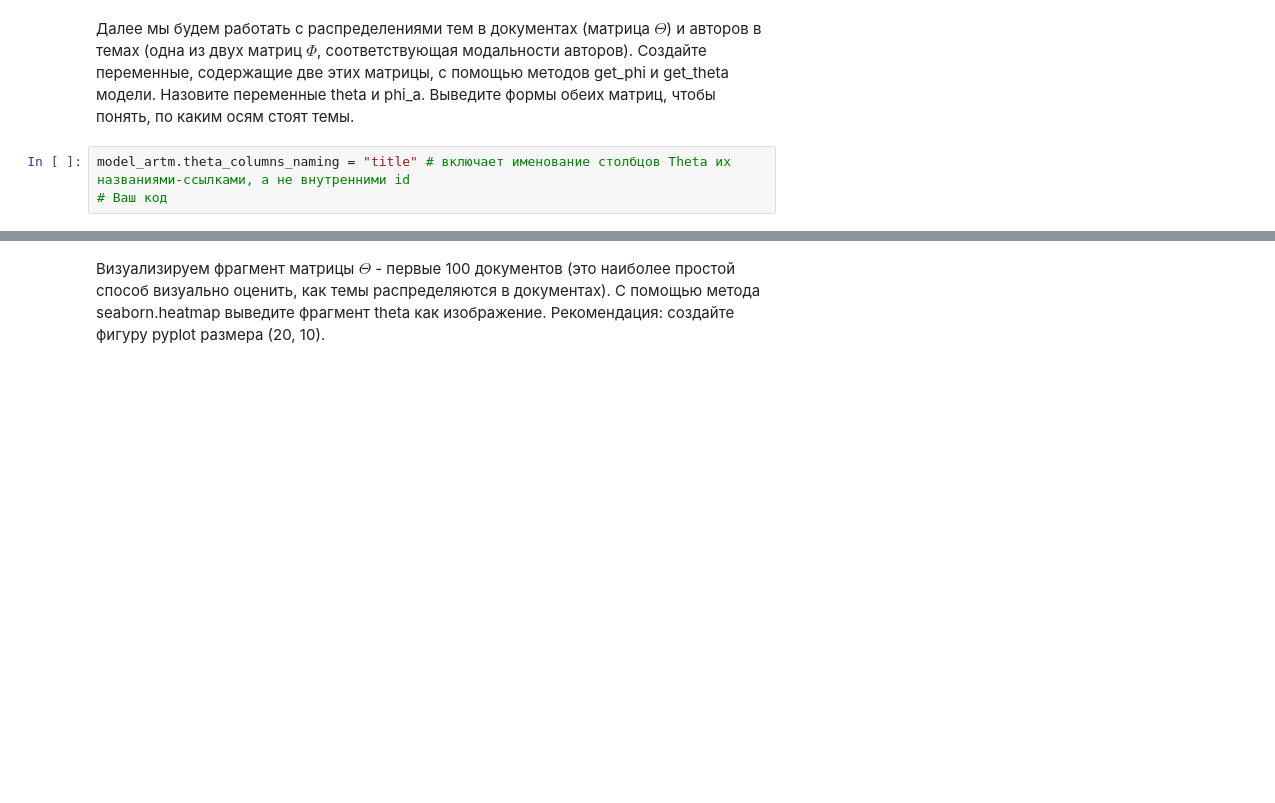
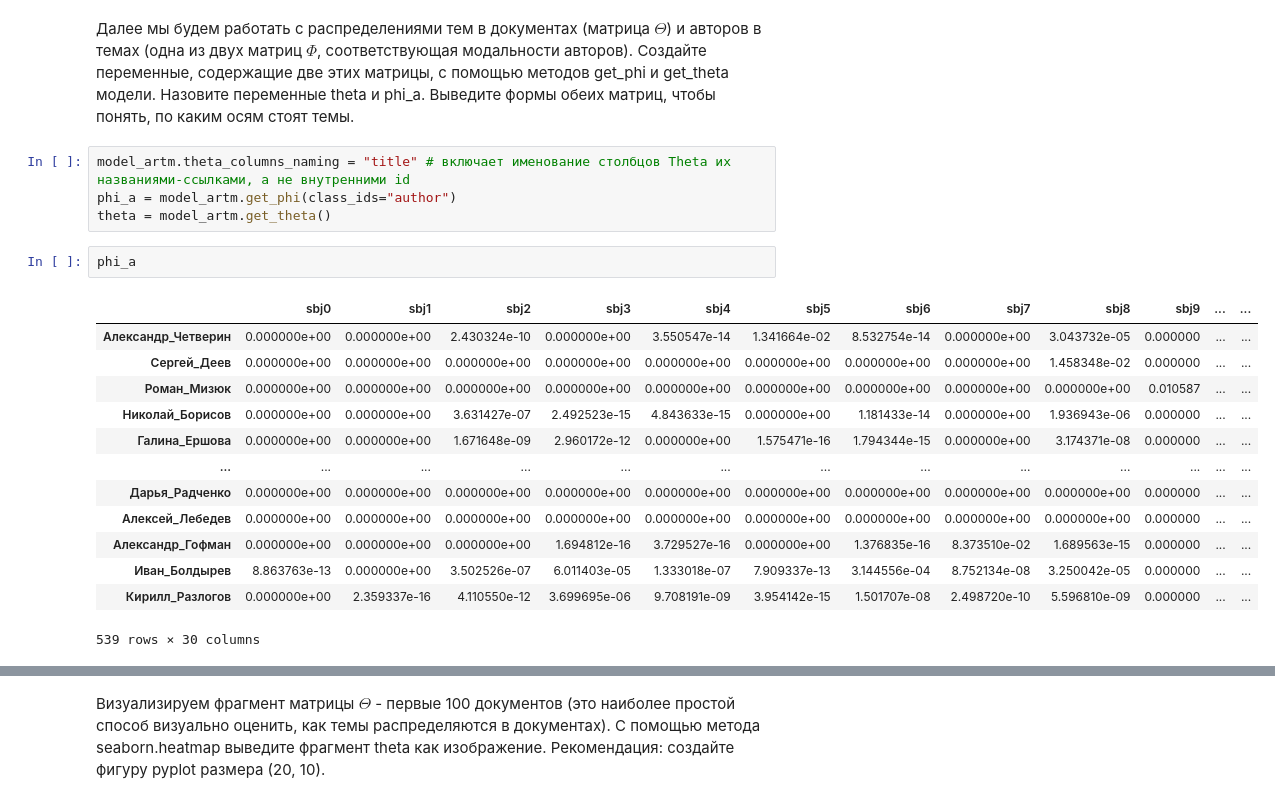
Before and after one commit to furiousteabag/MachineLearningDataAnalysis, a Jupyter notebook: UnsupervisedLearning/4.TopicModeling/BigARTM.ipynb, the cells around one changed output, grey strips where cells are left out. Drawn from its saved outputs; the diff is of its cells as text; blank space fills up the shorter version.

```diff
--- a/UnsupervisedLearning/4.TopicModeling/BigARTM.ipynb
+++ b/UnsupervisedLearning/4.TopicModeling/BigARTM.ipynb
@@ -91,4 +201,21 @@ topic_labels = sbj_topic_labels + ["Фоновая тема"]
 Создайте переменные, содержащие две этих матрицы, с помощью методов get_phi и get_theta модели. Назовите переменные theta и phi_a. Выведите формы обеих матриц, чтобы понять, по каким осям стоят темы.
 # %%
 model_artm.theta_columns_naming = "title" # включает именование столбцов Theta их названиями-ссылками, а не внутренними id
-# Ваш код
+phi_a = model_artm.get_phi(class_ids="author")
+theta = model_artm.get_theta()
+# %%
+phi_a
+# %% [output]
+|  | sbj0 | sbj1 | sbj2 | sbj3 | sbj4 | sbj5 | sbj6 | sbj7 | sbj8 | sbj9 | ... | ... |
+| Александр_Четверин | 0.000000e+00 | 0.000000e+00 | 2.430324e-10 | 0.000000e+00 | 3.550547e-14 | 1.341664e-02 | 8.532754e-14 | 0.000000e+00 | 3.043732e-05 | 0.000000 | ... | ... |
+| Сергей_Деев | 0.000000e+00 | 0.000000e+00 | 0.000000e+00 | 0.000000e+00 | 0.000000e+00 | 0.000000e+00 | 0.000000e+00 | 0.000000e+00 | 1.458348e-02 | 0.000000 | ... | ... |
+| Роман_Мизюк | 0.000000e+00 | 0.000000e+00 | 0.000000e+00 | 0.000000e+00 | 0.000000e+00 | 0.000000e+00 | 0.000000e+00 | 0.000000e+00 | 0.000000e+00 | 0.010587 | ... | ... |
+| Николай_Борисов | 0.000000e+00 | 0.000000e+00 | 3.631427e-07 | 2.492523e-15 | 4.843633e-15 | 0.000000e+00 | 1.181433e-14 | 0.000000e+00 | 1.936943e-06 | 0.000000 | ... | ... |
+| Галина_Ершова | 0.000000e+00 | 0.000000e+00 | 1.671648e-09 | 2.960172e-12 | 0.000000e+00 | 1.575471e-16 | 1.794344e-15 | 0.000000e+00 | 3.174371e-08 | 0.000000 | ... | ... |
+| ... | ... | ... | ... | ... | ... | ... | ... | ... | ... | ... | ... | ... |
+| Дарья_Радченко | 0.000000e+00 | 0.000000e+00 | 0.000000e+00 | 0.000000e+00 | 0.000000e+00 | 0.000000e+00 | 0.000000e+00 | 0.000000e+00 | 0.000000e+00 | 0.000000 | ... | ... |
+| Алексей_Лебедев | 0.000000e+00 | 0.000000e+00 | 0.000000e+00 | 0.000000e+00 | 0.000000e+00 | 0.000000e+00 | 0.000000e+00 | 0.000000e+00 | 0.000000e+00 | 0.000000 | ... | ... |
+| Александр_Гофман | 0.000000e+00 | 0.000000e+00 | 0.000000e+00 | 1.694812e-16 | 3.729527e-16 | 0.000000e+00 | 1.376835e-16 | 8.373510e-02 | 1.689563e-15 | 0.000000 | ... | ... |
+| Иван_Болдырев | 8.863763e-13 | 0.000000e+00 | 3.502526e-07 | 6.011403e-05 | 1.333018e-07 | 7.909337e-13 | 3.144556e-04 | 8.752134e-08 | 3.250042e-05 | 0.000000 | ... | ... |
+| Кирилл_Разлогов | 0.000000e+00 | 2.359337e-16 | 4.110550e-12 | 3.699695e-06 | 9.708191e-09 | 3.954142e-15 | 1.501707e-08 | 2.498720e-10 | 5.596810e-09 | 0.000000 | ... | ... |
+539 rows × 30 columns
```
Also changed, not shown: parts of 46 cells of this notebook.
